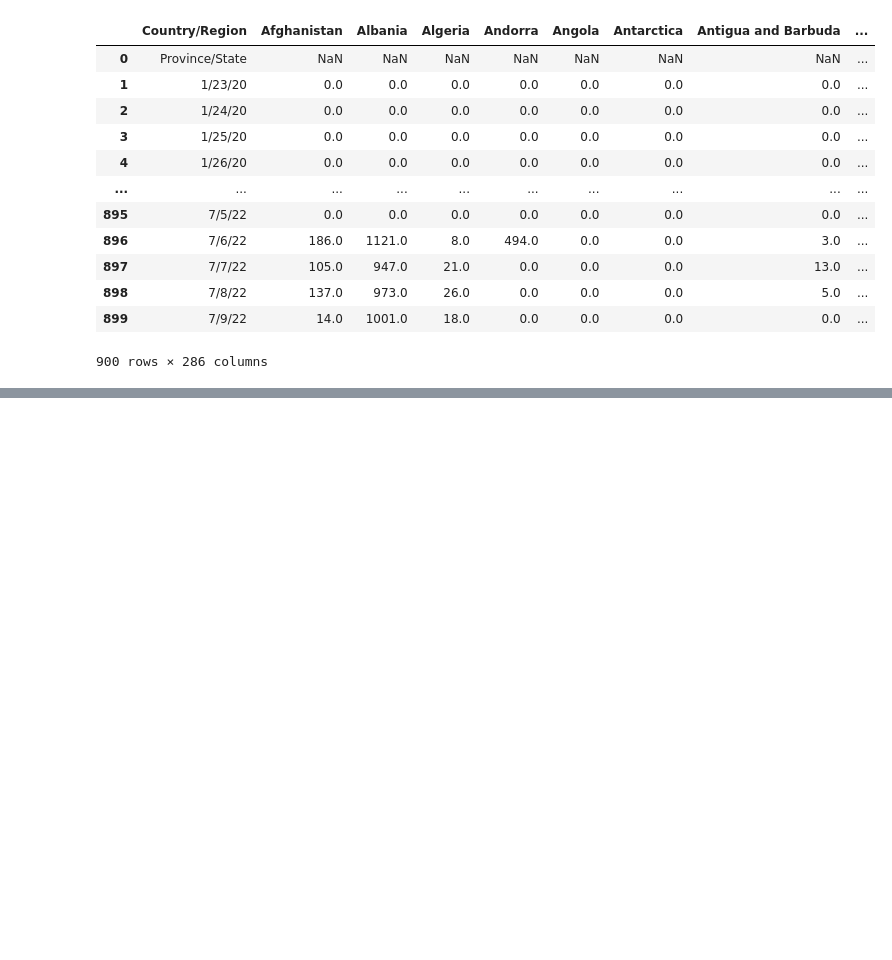
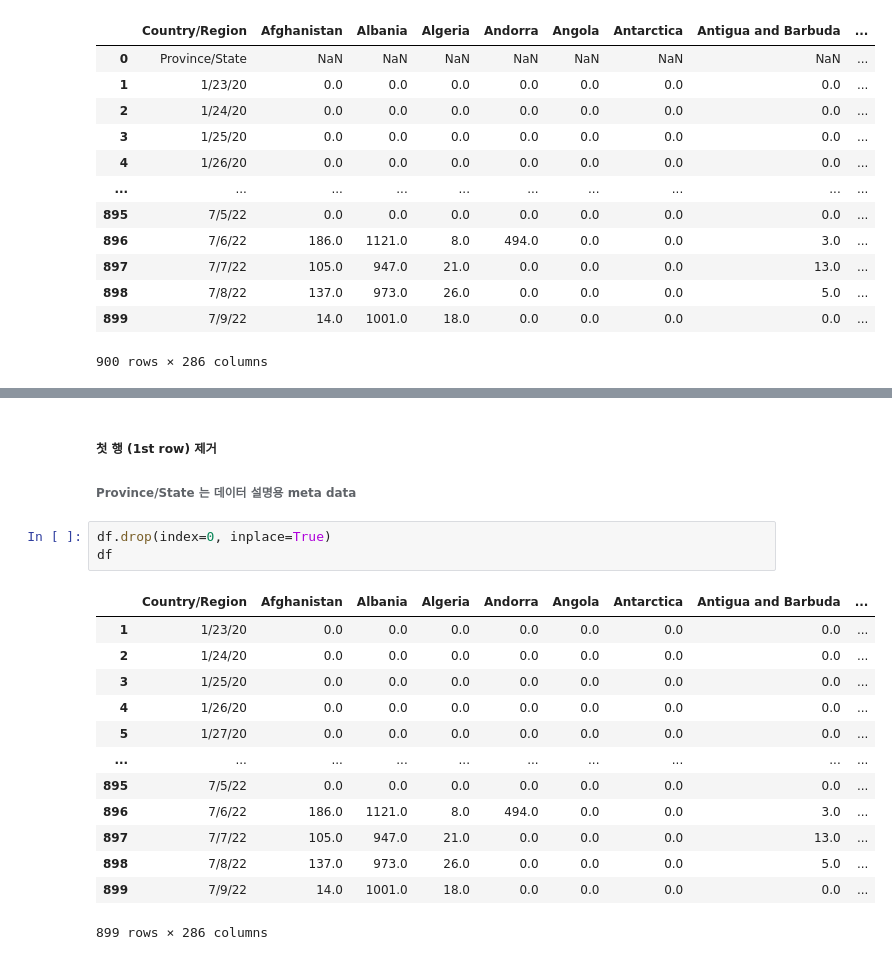
Before and after one commit to munhyunsu/Hobby, a Jupyter notebook: Lectures/2022-DataAnalysis-ChungnamScienceHighSchool/Case2.ipynb, the cells around one changed output, grey strips where cells are left out. Cells and saved outputs as stored; diff of their text form; blank space fills up the shorter version.

Commit message:
Data preprocessing

```diff
--- a/Lectures/2022-DataAnalysis-ChungnamScienceHighSchool/Case2.ipynb
+++ b/Lectures/2022-DataAnalysis-ChungnamScienceHighSchool/Case2.ipynb
@@ -39,0 +62,20 @@ df
+# %% [markdown]
+##### 첫 행 (1st row) 제거
+###### Province/State 는 데이터 설명용 meta data
+# %%
+df.drop(index=0, inplace=True)
+df
+# %% [output]
+|  | Country/Region | Afghanistan | Albania | Algeria | Andorra | Angola | Antarctica | Antigua and Barbuda | ... |
+| 1 | 1/23/20 | 0.0 | 0.0 | 0.0 | 0.0 | 0.0 | 0.0 | 0.0 | ... |
+| 2 | 1/24/20 | 0.0 | 0.0 | 0.0 | 0.0 | 0.0 | 0.0 | 0.0 | ... |
+| 3 | 1/25/20 | 0.0 | 0.0 | 0.0 | 0.0 | 0.0 | 0.0 | 0.0 | ... |
+| 4 | 1/26/20 | 0.0 | 0.0 | 0.0 | 0.0 | 0.0 | 0.0 | 0.0 | ... |
+| 5 | 1/27/20 | 0.0 | 0.0 | 0.0 | 0.0 | 0.0 | 0.0 | 0.0 | ... |
+| ... | ... | ... | ... | ... | ... | ... | ... | ... | ... |
+| 895 | 7/5/22 | 0.0 | 0.0 | 0.0 | 0.0 | 0.0 | 0.0 | 0.0 | ... |
+| 896 | 7/6/22 | 186.0 | 1121.0 | 8.0 | 494.0 | 0.0 | 0.0 | 3.0 | ... |
+| 897 | 7/7/22 | 105.0 | 947.0 | 21.0 | 0.0 | 0.0 | 0.0 | 13.0 | ... |
+| 898 | 7/8/22 | 137.0 | 973.0 | 26.0 | 0.0 | 0.0 | 0.0 | 5.0 | ... |
+| 899 | 7/9/22 | 14.0 | 1001.0 | 18.0 | 0.0 | 0.0 | 0.0 | 0.0 | ... |
+899 rows × 286 columns
```
Also changed, not shown: parts of 8 cells of this notebook.
